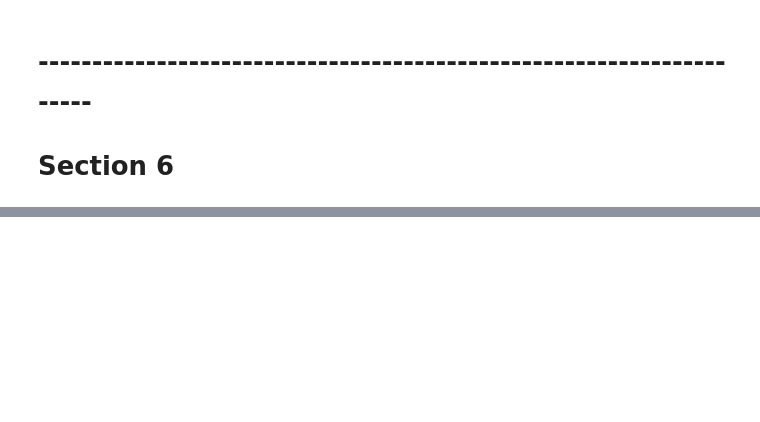
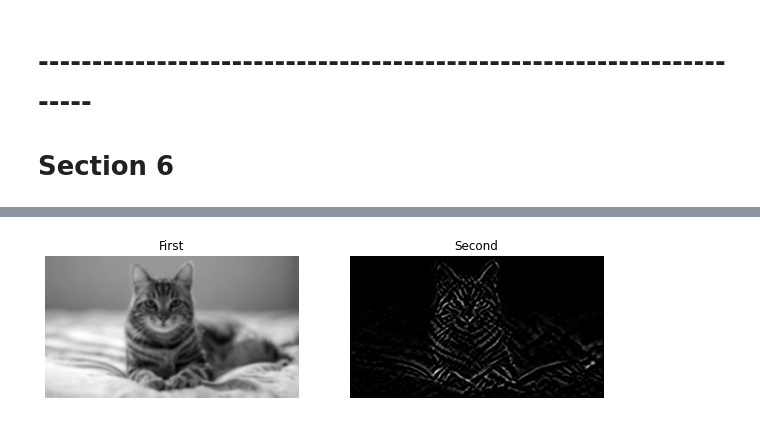
Before and after one commit to seif7666/OpenCV-Sessions, a Jupyter notebook: Session1/Session1.ipynb, the cells around one changed output, grey strips where cells are left out. Cells and saved outputs as stored; diff of their text form; code cells hidden in the pictures; blank space fills up the shorter version.

```diff
--- a/Session1/Session1.ipynb
+++ b/Session1/Session1.ipynb
@@ -263,5 +383,7 @@ display2Images(cat1,blurred_cat)
 # %%
-sobel_xy_detector= cv2.Sobel(blurred_cat, -1, 1,1,3)
+sobel_xy_detector= cv2.Sobel(blurred_cat, -1, 1,1,1)
 display2Images(blurred_cat, sobel_xy_detector)
+# %% [output]
+[figure, added]
 # %%
 display2Images(blurred_cat, cv2.threshold(sobel_xy_detector, 15,255,cv2.THRESH_BINARY)[1])
```
Also changed, not shown: parts of 44 cells of this notebook, 1 other file.
